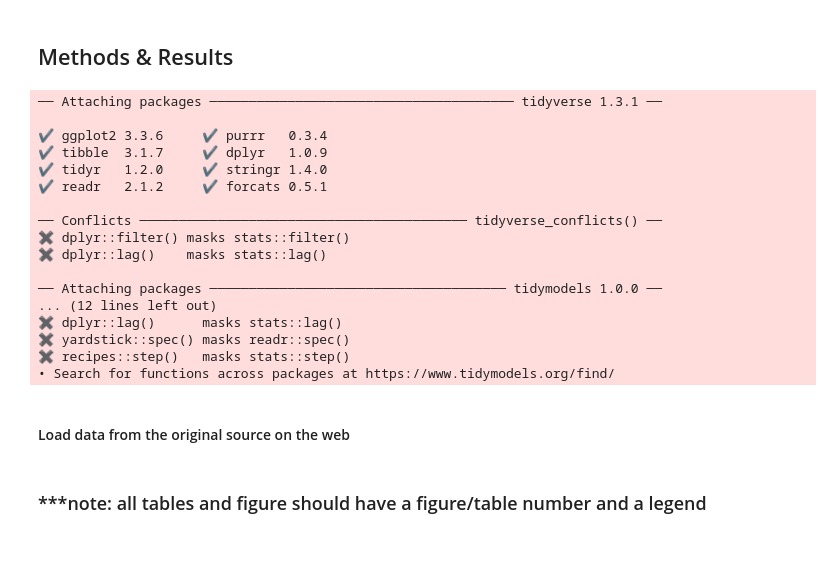
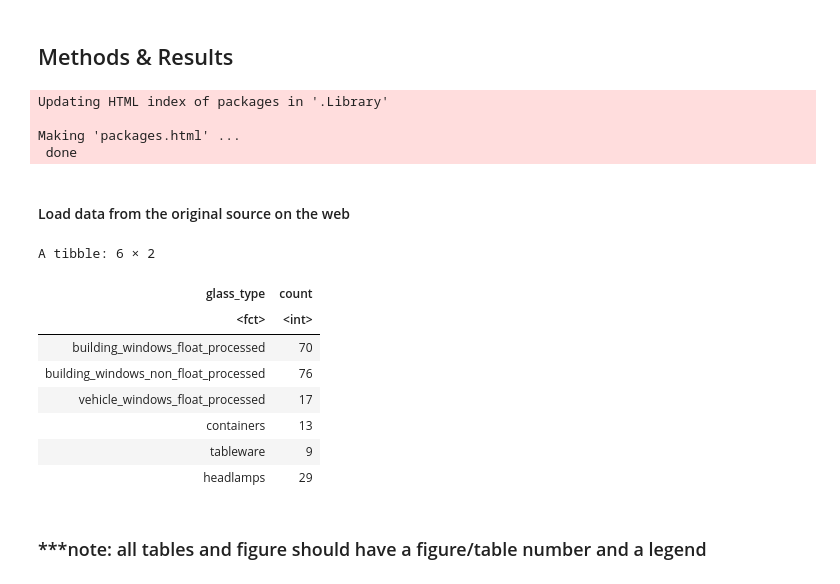
Before and after one commit to omairqazi29/DSCI100, a Jupyter notebook: Report.ipynb, the cells around one changed output. Saved outputs shown, nothing was run; the diff lists cells and outputs as text; code cells hidden in the pictures; blank space fills up the shorter version.

```diff
--- a/Report.ipynb
+++ b/Report.ipynb
@@ -40,35 +40,38 @@ Note that float-processing is a glass manufacturing process that creates a smoot
 library(tidyverse)
 library(repr)
 library(tidymodels)
+install.packages("themis")
+library(themis)
 # %% [output]
-── Attaching packages ─────────────────────────────────────── tidyverse 1.3.1 ──
+Updating HTML index of packages in '.Library'
 
-✔ ggplot2 3.3.6     ✔ purrr   0.3.4
-✔ tibble  3.1.7     ✔ dplyr   1.0.9
-✔ tidyr   1.2.0     ✔ stringr 1.4.0
-✔ readr   2.1.2     ✔ forcats 0.5.1
-
-── Conflicts ────────────────────────────────────────── tidyverse_conflicts() ──
-✖ dplyr::filter() masks stats::filter()
-✖ dplyr::lag()    masks stats::lag()
-
-── Attaching packages ────────────────────────────────────── tidymodels 1.0.0 ──
-... (12 lines left out)
-✖ dplyr::lag()      masks stats::lag()
-✖ yardstick::spec() masks readr::spec()
-✖ recipes::step()   masks stats::step()
-• Search for functions across packages at https://www.tidymodels.org/find/
+Making 'packages.html' ...
+ done
 # %% [markdown]
 #### Load data from the original source on the web
 # %%
 dataset_url <- "https://archive.ics.uci.edu/ml/machine-learning-databases/glass/glass.data"
 col_names <- c("id", "RI", "Na", "Mg", "Al", "Si", "K", "Ca", "Ba", "Fe", "glass_type")
 glass_data_raw <- read.table(dataset_url, sep =",", header = FALSE, col.names = col_names) |>
     mutate(glass_type = as_factor(glass_type))
 
 glass_type_names <- c("building_windows_float_processed", "building_windows_non_float_processed", "vehicle_windows_float_processed", "containers", "tableware", "headlamps")
 glass_data_processed <- glass_data_raw |> select(-RI)
 levels(glass_data_processed$glass_type) <- glass_type_names
+
+glass_type_counts <- glass_data_processed |>
+    group_by(glass_type) |>
+    summarize(count = n())
+# %% [output]
+A tibble: 6 × 2
+| glass_type | count |
+| <fct> | <int> |
+| building_windows_float_processed | 70 |
+| building_windows_non_float_processed | 76 |
+| vehicle_windows_float_processed | 17 |
+| containers | 13 |
+| tableware | 9 |
+| headlamps | 29 |
 # %% [markdown]
 
 ### ***note: all tables and figure should have a figure/table number and a legend
```
Also changed, not shown: parts of 1 cell of this notebook.
